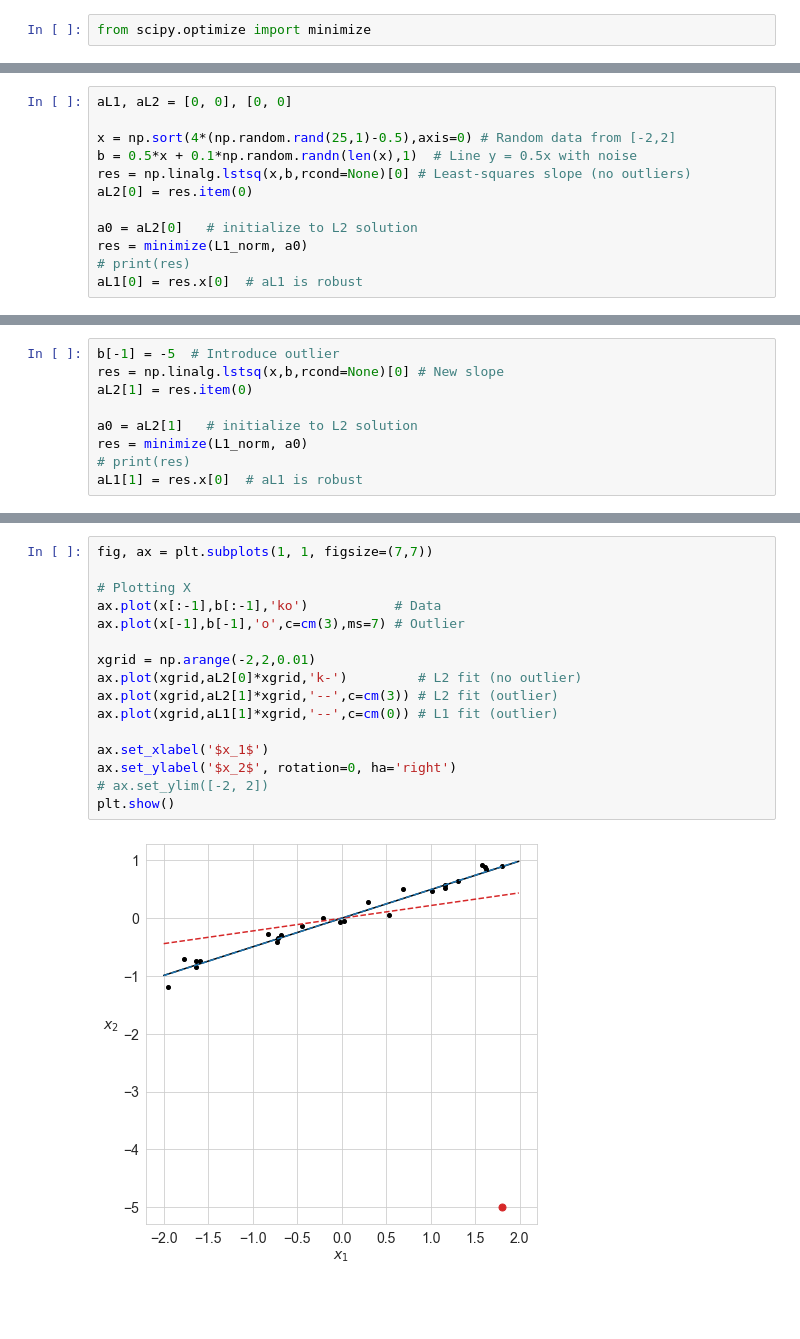
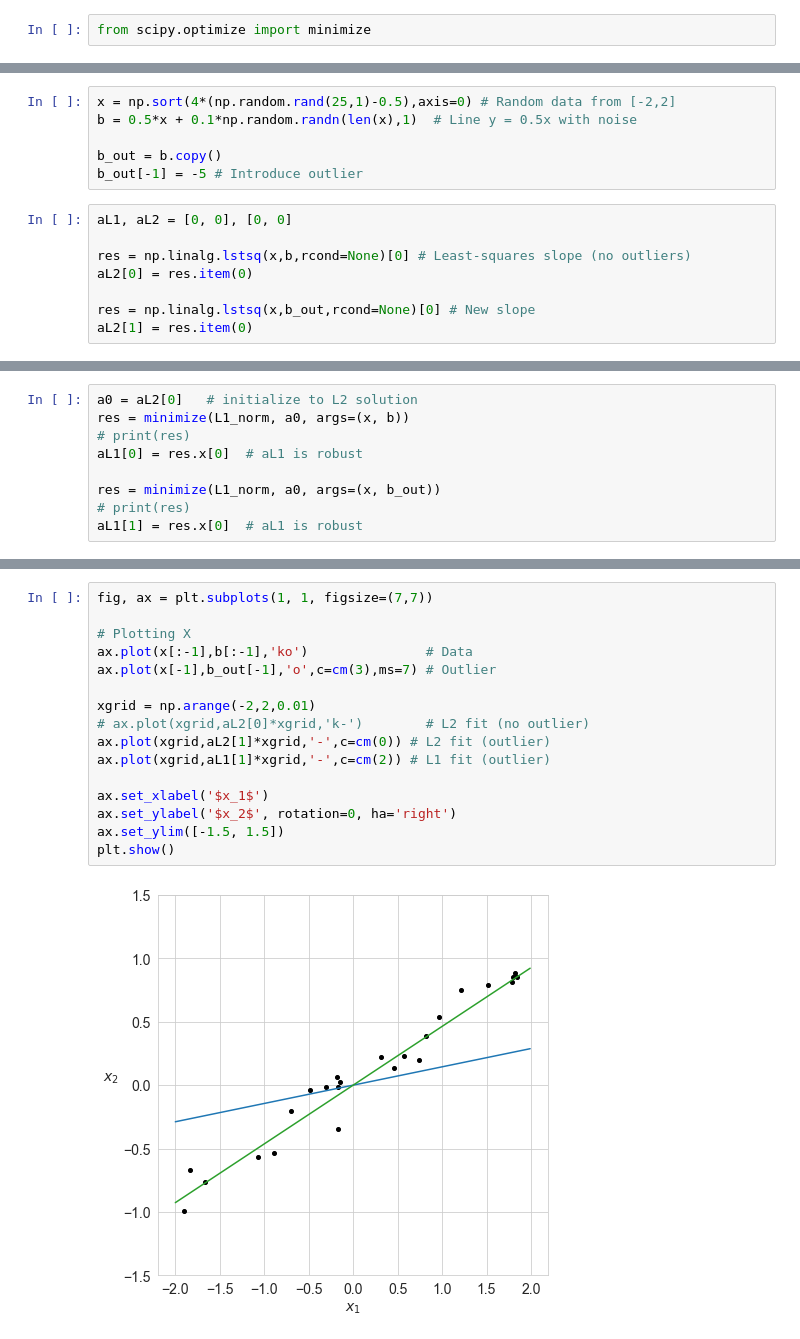
Before and after one commit to aa-savelyev/DaOptSm, a Jupyter notebook: 1.LA/control/Control.ipynb, the cells around one changed output, grey strips where cells are left out. Cells and saved outputs as stored; diff of their text form; blank space fills up the shorter version.

```diff
--- a/1.LA/control/Control.ipynb
+++ b/1.LA/control/Control.ipynb
@@ -204,12 +209,14 @@ def L1_norm(a):
 # %%
-aL1, aL2 = [0, 0], [0, 0]
-
 x = np.sort(4*(np.random.rand(25,1)-0.5),axis=0) # Random data from [-2,2]
 b = 0.5*x + 0.1*np.random.randn(len(x),1)  # Line y = 0.5x with noise
-res = np.linalg.lstsq(x,b,rcond=None)[0] # Least-squares slope (no outliers)
-aL2[0] = res.item(0)
 
-a0 = aL2[0]   # initialize to L2 solution
-res = minimize(L1_norm, a0)
-# print(res)
-aL1[0] = res.x[0]  # aL1 is robust
+b_out = b.copy()
+b_out[-1] = -5 # Introduce outlier
+# %%
+aL1, aL2 = [0, 0], [0, 0]
+
+res = np.linalg.lstsq(x,b,rcond=None)[0] # Least-squares slope (no outliers)
+aL2[0] = res.item(0)
+
+res = np.linalg.lstsq(x,b_out,rcond=None)[0] # New slope
+aL2[1] = res.item(0)
@@ -216,10 +227,10 @@ aL1[0] = res.x[0]  # aL1 is robust
 # %%
-b[-1] = -5  # Introduce outlier
-res = np.linalg.lstsq(x,b,rcond=None)[0] # New slope
-aL2[1] = res.item(0)
+a0 = aL2[0]   # initialize to L2 solution
+res = minimize(L1_norm, a0, args=(x, b))
+# print(res)
+aL1[0] = res.x[0]  # aL1 is robust
 
-a0 = aL2[1]   # initialize to L2 solution
-res = minimize(L1_norm, a0)
+res = minimize(L1_norm, a0, args=(x, b_out))
 # print(res)
 aL1[1] = res.x[0]  # aL1 is robust
 # %%
@@ -231,18 +242,18 @@ print(aL1)
 # %%
 fig, ax = plt.subplots(1, 1, figsize=(7,7))
 
 # Plotting X
-ax.plot(x[:-1],b[:-1],'ko')           # Data
-ax.plot(x[-1],b[-1],'o',c=cm(3),ms=7) # Outlier
+ax.plot(x[:-1],b[:-1],'ko')               # Data
+ax.plot(x[-1],b_out[-1],'o',c=cm(3),ms=7) # Outlier
 
 xgrid = np.arange(-2,2,0.01)
-ax.plot(xgrid,aL2[0]*xgrid,'k-')         # L2 fit (no outlier)
-ax.plot(xgrid,aL2[1]*xgrid,'--',c=cm(3)) # L2 fit (outlier)
-ax.plot(xgrid,aL1[1]*xgrid,'--',c=cm(0)) # L1 fit (outlier)
+# ax.plot(xgrid,aL2[0]*xgrid,'k-')        # L2 fit (no outlier)
+ax.plot(xgrid,aL2[1]*xgrid,'-',c=cm(0)) # L2 fit (outlier)
+ax.plot(xgrid,aL1[1]*xgrid,'-',c=cm(2)) # L1 fit (outlier)
 
 ax.set_xlabel('$x_1$')
 ax.set_ylabel('$x_2$', rotation=0, ha='right')
-# ax.set_ylim([-2, 2])
+ax.set_ylim([-1.5, 1.5])
 plt.show()
 # %% [output]
-[figure, old version]
+[figure, new version]
```
Also changed, not shown: parts of 9 cells of this notebook, 4 other files.
